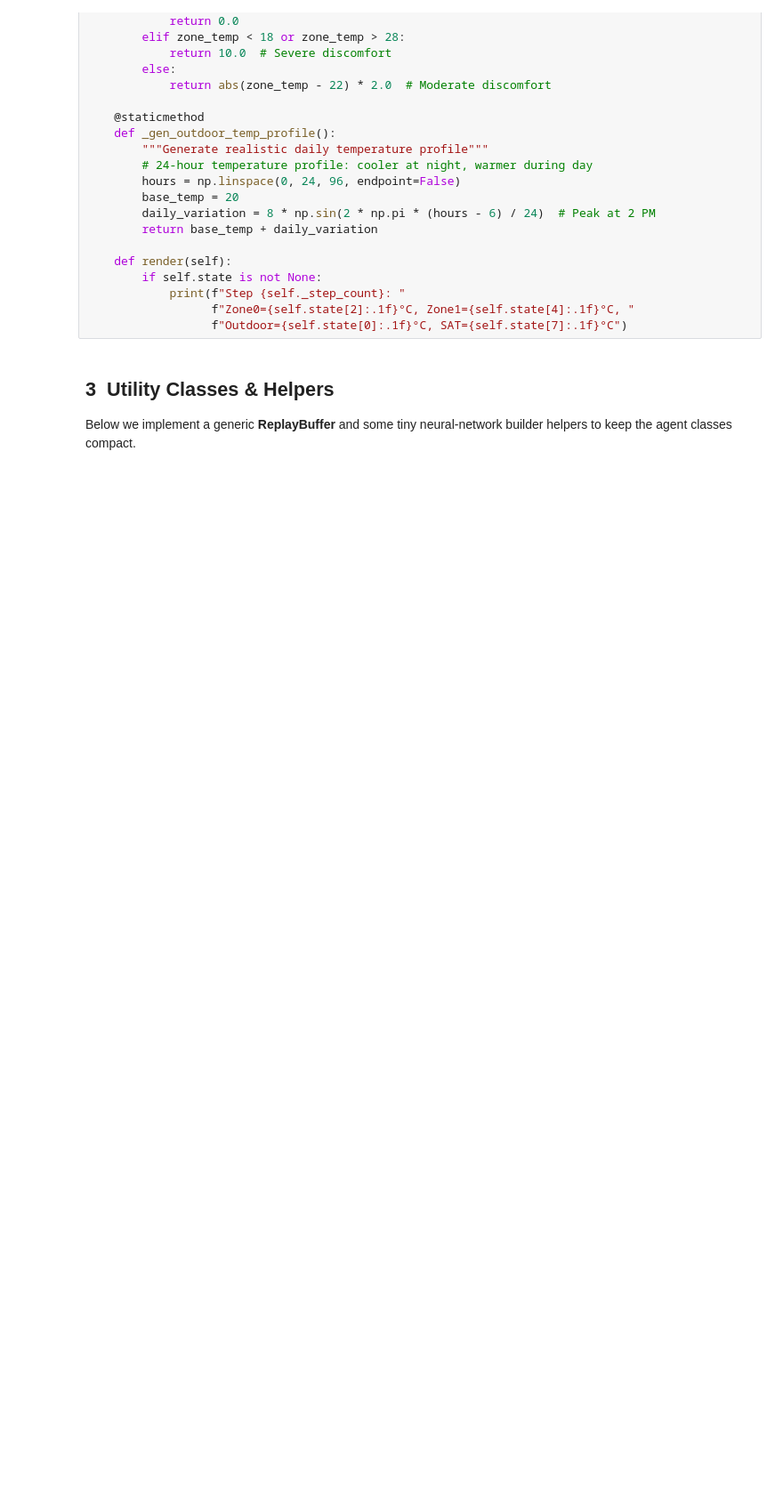
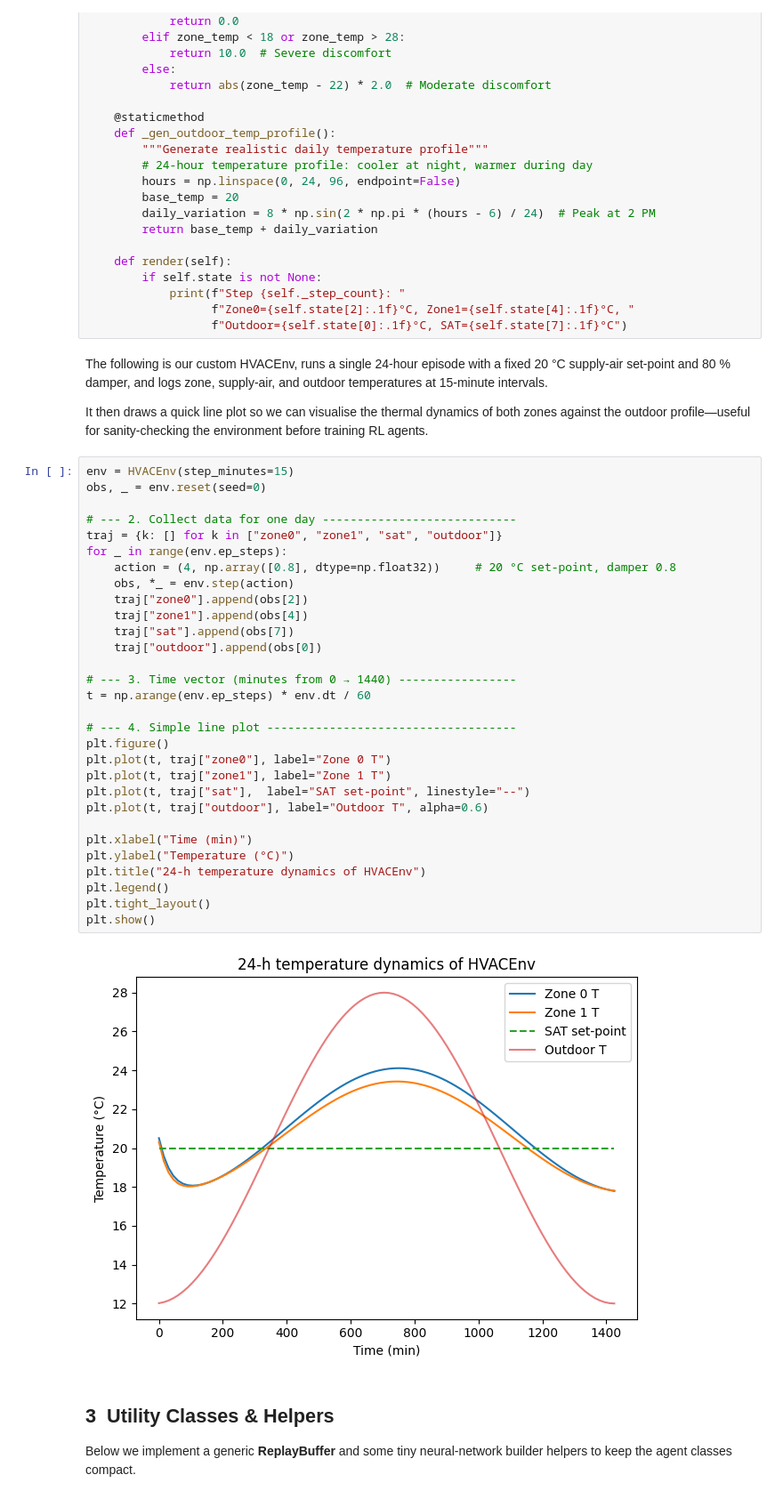
Before and after one commit to naeemhassan09/HVAC-RL-Controllers, a Jupyter notebook: Naeem-20054701-CA.ipynb, the cells around one changed output. Shown: that part at 89% size. Drawn from its saved outputs; the diff is of its cells as text; blank space fills up the shorter version.

Commit message:
Env graph added

```diff
--- a/Naeem-20054701-CA.ipynb
+++ b/Naeem-20054701-CA.ipynb
@@ -258,6 +258,42 @@ class HVACEnv(gym.Env):
             print(f"Step {self._step_count}: "
                   f"Zone0={self.state[2]:.1f}°C, Zone1={self.state[4]:.1f}°C, "
                   f"Outdoor={self.state[0]:.1f}°C, SAT={self.state[7]:.1f}°C")
+# %% [markdown]
+The following is our custom HVACEnv, runs a single 24-hour episode with a fixed 20 °C supply-air set-point and 80 % damper, and logs zone, supply-air, and outdoor temperatures at 15-minute intervals.
+
+It then draws a quick line plot so we can visualise the thermal dynamics of both zones against the outdoor profile—useful for sanity-checking the environment before training RL agents.
+# %%
+env = HVACEnv(step_minutes=15)
+obs, _ = env.reset(seed=0)
+
+# --- 2. Collect data for one day ----------------------------
+traj = {k: [] for k in ["zone0", "zone1", "sat", "outdoor"]}
+for _ in range(env.ep_steps):
+    action = (4, np.array([0.8], dtype=np.float32))     # 20 °C set-point, damper 0.8
+    obs, *_ = env.step(action)
+    traj["zone0"].append(obs[2])
+    traj["zone1"].append(obs[4])
+    traj["sat"].append(obs[7])
+    traj["outdoor"].append(obs[0])
+
+# --- 3. Time vector (minutes from 0 → 1440) -----------------
+t = np.arange(env.ep_steps) * env.dt / 60
+
+# --- 4. Simple line plot ------------------------------------
+plt.figure()
+plt.plot(t, traj["zone0"], label="Zone 0 T")
+plt.plot(t, traj["zone1"], label="Zone 1 T")
+plt.plot(t, traj["sat"],  label="SAT set-point", linestyle="--")
+plt.plot(t, traj["outdoor"], label="Outdoor T", alpha=0.6)
+
+plt.xlabel("Time (min)")
+plt.ylabel("Temperature (°C)")
+plt.title("24-h temperature dynamics of HVACEnv")
+plt.legend()
+plt.tight_layout()
+plt.show()
+# %% [output]
+[figure, added]
 # %% [markdown]
 ## 3  Utility Classes & Helpers
 Below we implement a generic **ReplayBuffer** and some tiny neural‑network
```
Also changed, not shown: parts of 1 cell of this notebook.
